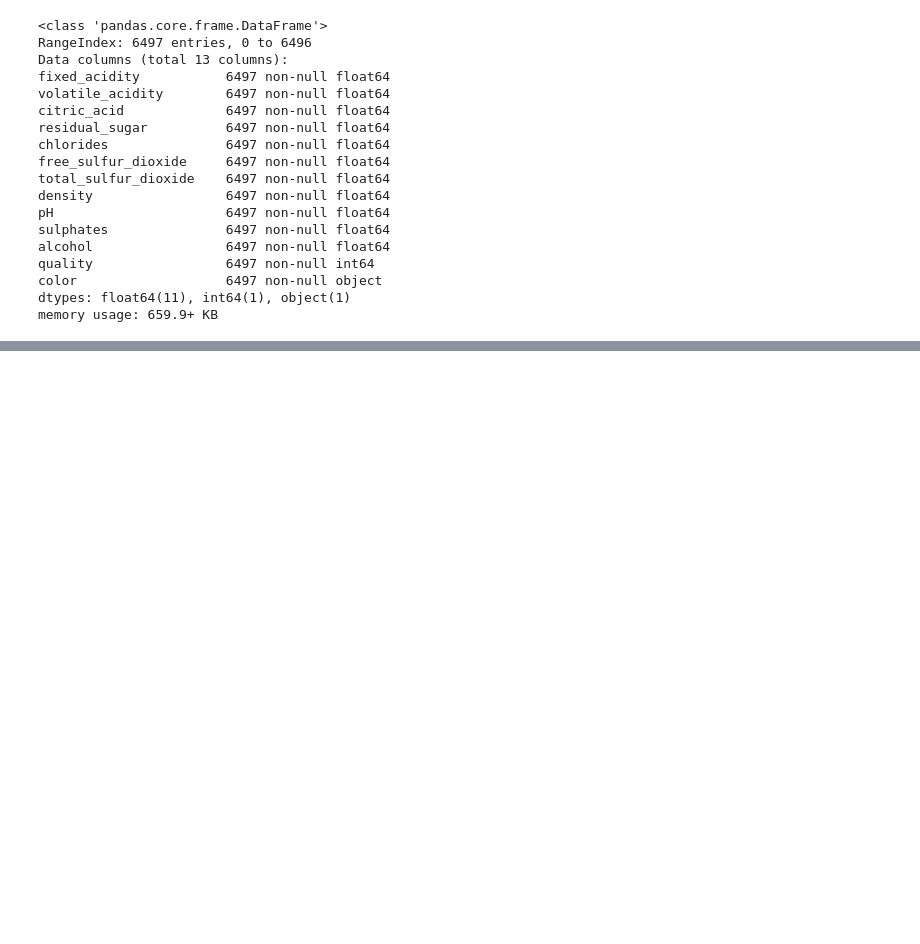
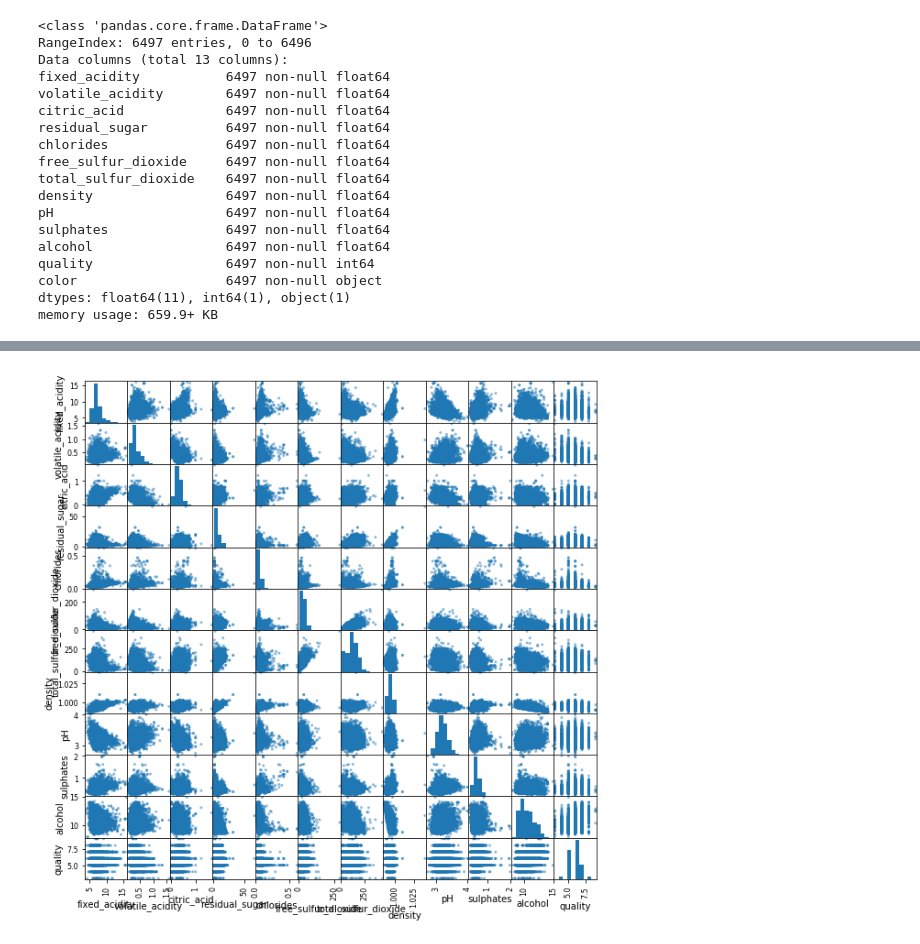
Before and after one commit to N431M/wine, a Jupyter notebook: gathering, assessing and appending data.ipynb, the cells around one changed output, grey strips where cells are left out. Saved outputs shown, nothing was run; the diff lists cells and outputs as text; code cells hidden in the pictures; blank space fills up the shorter version.

```diff
--- a/gathering, assessing and appending data.ipynb
+++ b/gathering, assessing and appending data.ipynb
@@ -103,0 +111,5 @@ memory usage: 659.9+ KB
+# %%
+#to get quick insight into the relationships among features
+pd.plotting.scatter_matrix(wine_df,figsize=(10,10));
+# %% [output]
+[figure, added]
```
Also changed, not shown: parts of 4 cells of this notebook.
